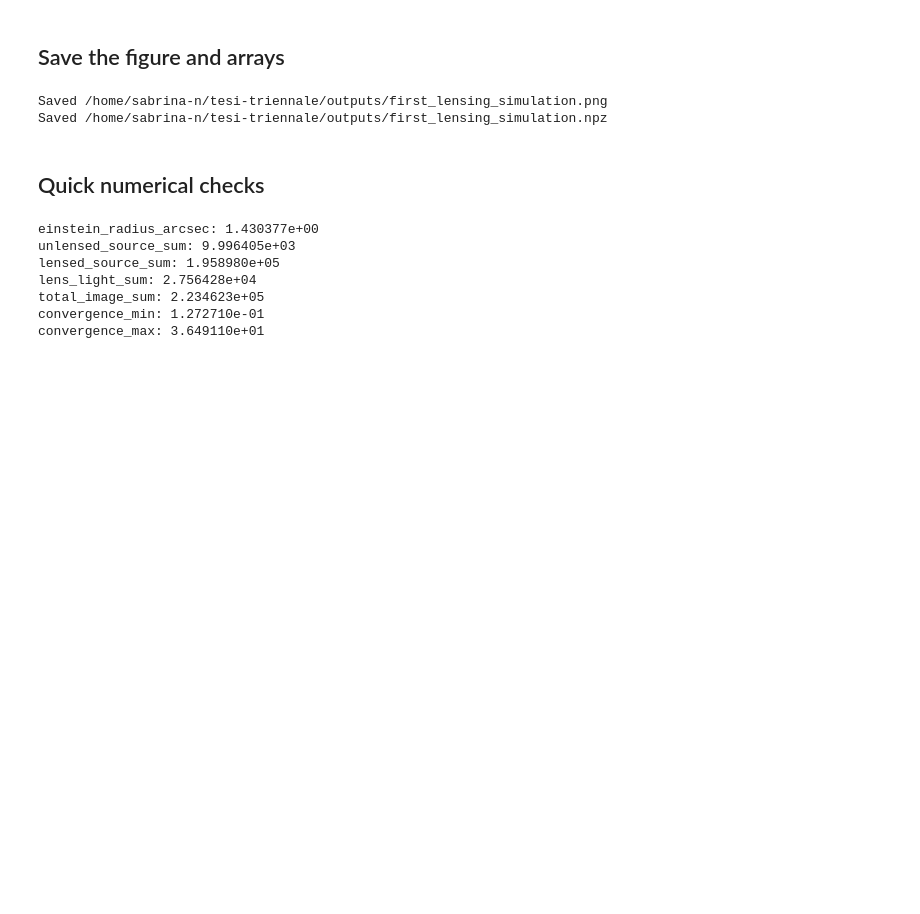
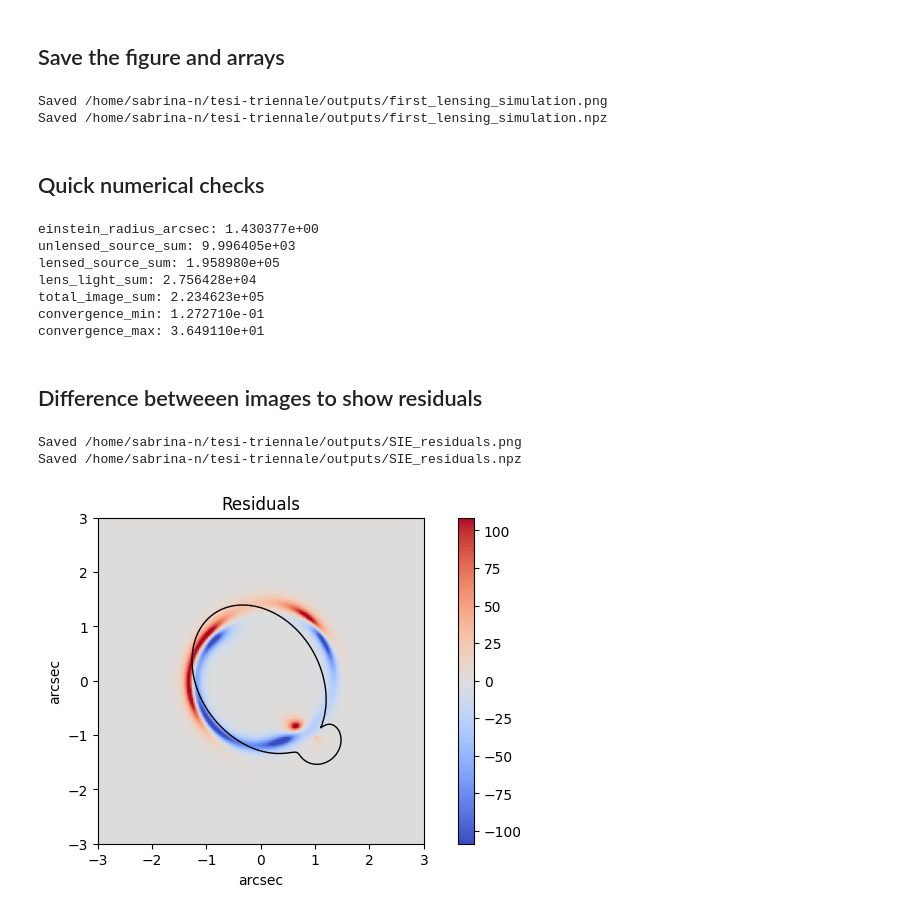
Before and after one commit to Nsab04/bachelor-thesis, a Jupyter notebook: first_lensing_simulation.ipynb, the cells around one changed output. Saved outputs shown, nothing was run; the diff lists cells and outputs as text; code cells hidden in the pictures; blank space fills up the shorter version.

```diff
--- a/first_lensing_simulation.ipynb
+++ b/first_lensing_simulation.ipynb
@@ -324,3 +322,56 @@ lens_light_sum: 2.756428e+04
 total_image_sum: 2.234623e+05
 convergence_min: 1.272710e-01
 convergence_max: 3.649110e+01
+# %% [markdown]
+## Difference betweeen images to show residuals
+# %%
+difference = source_with_second.image - source.image
+abs_difference = np.abs(difference)
+
+fig_third, axes_third = plt.subplots(1, 1, figsize=(7, 4), constrained_layout=True)
+panels_third = [
+    ("Residuals", difference, "coolwarm")
+]
+
+vmax_abs = np.percentile(np.abs(difference), 99.5)
+
+axes_third.set_title(title)
+axes_third.set_xlabel("arcsec")
+axes_third.set_ylabel("arcsec")
+
+
+im1=axes_third.imshow(
+    difference,
+    origin="lower",
+    extent=extent,
+    cmap="coolwarm",
+    vmin=-vmax_abs,
+    vmax=vmax_abs
+)
+
+fig_third.colorbar(im1, ax=axes_third)
+
+for xcrit, ycrit in critical_lines_with_second:
+    axes_third.plot(xcrit, ycrit, color="black", linewidth=1.0)
+
+# TEST
+if not second_lens_enabled:
+    print(np.max(np.abs(difference)))
+
+figure_path = outdir / f"{second_lens_kind}_residuals.png"
+arrays_path = outdir / f"{second_lens_kind}_residuals.npz"
+
+fig_third.savefig(figure_path, dpi=300, bbox_inches="tight")
+
+np.savez_compressed(
+    arrays_path,
+    difference=difference,
+    abs_difference=abs_difference,
+)
+
+print(f"Saved {figure_path}")
+print(f"Saved {arrays_path}")
+# %% [output]
+Saved /home/sabrina-n/tesi-triennale/outputs/SIE_residuals.png
+Saved /home/sabrina-n/tesi-triennale/outputs/SIE_residuals.npz
+[figure, added]
```
Also changed, not shown: parts of 6 cells of this notebook, 20 other files.
